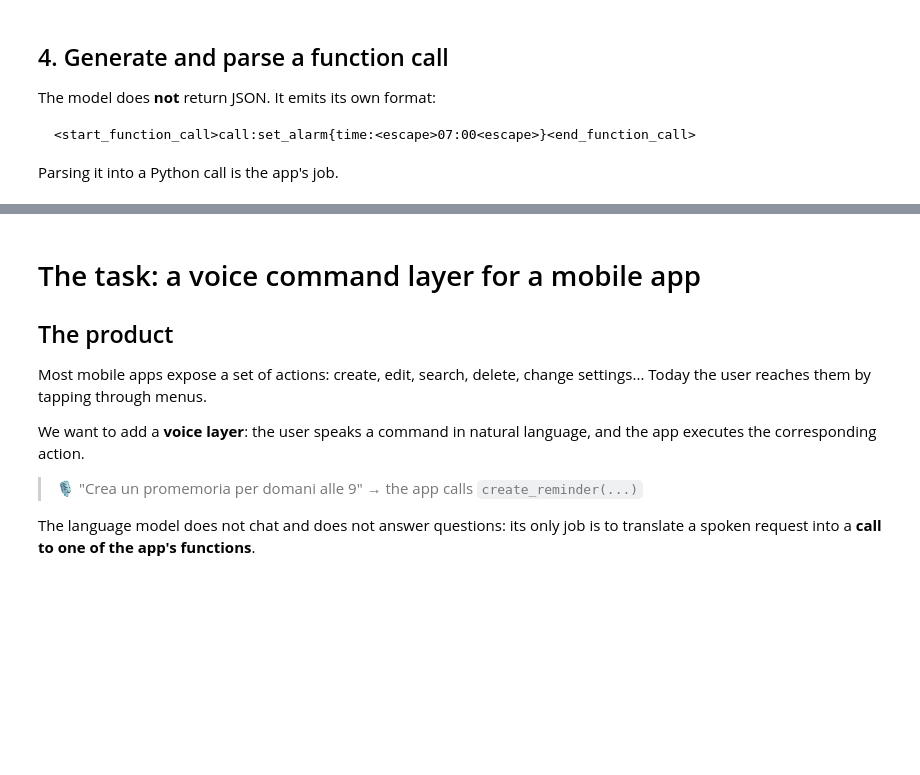
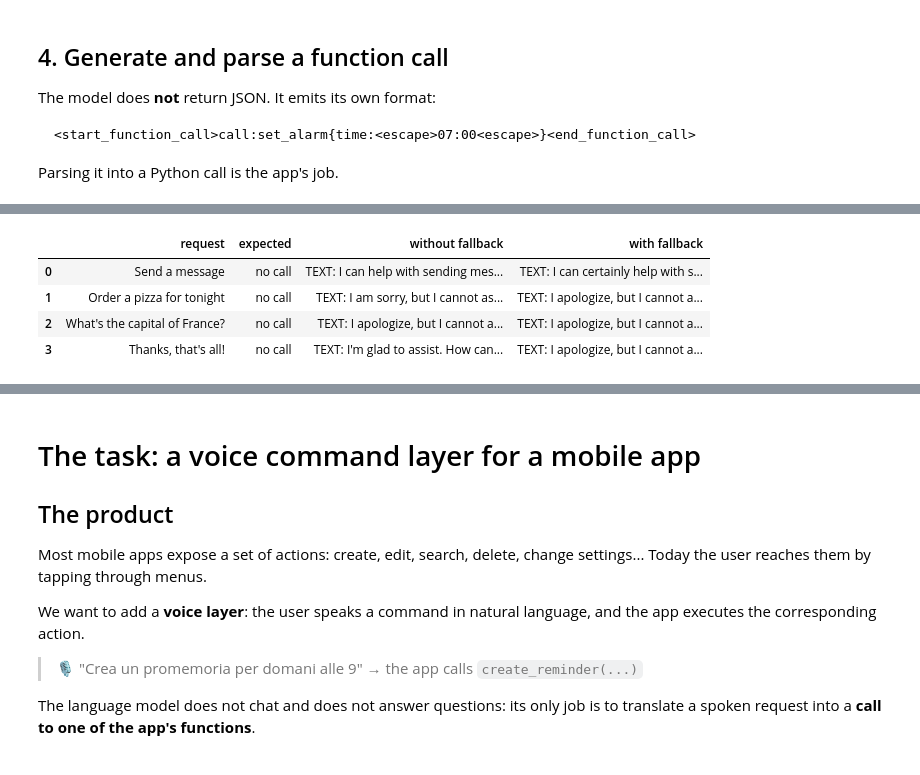
Before and after one commit to lopozz/ai-lectures, a Jupyter notebook: llm_lora/function_gemma.ipynb, the cells around one changed output, grey strips where cells are left out. Drawn from its saved outputs; the diff is of its cells as text; code cells hidden in the pictures; blank space fills up the shorter version.

```diff
--- a/llm_lora/function_gemma.ipynb
+++ b/llm_lora/function_gemma.ipynb
@@ -207,7 +206,7 @@ def ask(user_request, max_new_tokens=128):
     return {"raw": raw, "calls": parse_calls(raw), "seconds": elapsed, "tokens": len(new_tokens)}
 
 
-r = ask("Set an alarm for 7am")
-print(r["raw"])
-print(r["calls"])
-print(f"{r['tokens']} tokens in {r['seconds']:.2f}s")
+# r = ask("Set an alarm for 7am")
+# print(r["raw"])
+# print(r["calls"])
+# print(f"{r['tokens']} tokens in {r['seconds']:.2f}s")
@@ -217,0 +222,84 @@ print(f"{r['tokens']} tokens in {r['seconds']:.2f}s")
+# %%
+CANNOT_EXECUTE = {
+    "type": "function",
+    "function": {
+        "name": "cannot_execute",
+        "description": "Use this when no other function can fulfill the request.",
+        "parameters": {
+            "type": "object",
+            "properties": {
+                "reason": {
+                    "type": "string",
+                    "enum": ["missing_argument", "not_supported", "out_of_scope"],
+                    "description": "Why the request cannot be executed",
+                },
+            },
+            "required": ["reason"],
+        },
+    },
+}
+
+TOOLS_WITH_FALLBACK = TOOLS + [CANNOT_EXECUTE]
+
+@torch.no_grad()
+def ask(user_request, tools=TOOLS, max_new_tokens=128):
+    inputs = tokenizer.apply_chat_template(
+        build_messages(user_request),
+        tools=tools,
+        add_generation_prompt=True,
+        return_dict=True,
+        return_tensors="pt",
+    ).to(device)
+    start = time.perf_counter()
+    out = model.generate(
+        **inputs,
+        max_new_tokens=max_new_tokens,
+        do_sample=False,
+        top_p=None,
+        top_k=None,
+        pad_token_id=tokenizer.eos_token_id,
+    )
+    elapsed = time.perf_counter() - start
+    new_tokens = out[0][inputs["input_ids"].shape[-1]:]
+    raw = tokenizer.decode(new_tokens, skip_special_tokens=False)
+    return {"raw": raw, "calls": parse_calls(raw), "seconds": elapsed, "tokens": len(new_tokens)}
+
+NO_CALL_REQUESTS = [
+    # missing required argument: which contact? what text?
+    "Send a message",
+    # an action the app does not have
+    "Order a pizza for tonight",
+    # a question, not a command
+    "What's the capital of France?",
+    # chit-chat
+    "Thanks, that's all!",
+]
+
+import pandas as pd
+
+def short(r):
+    if r["calls"]:
+        return "; ".join(f"{c['name']}({c['arguments']})" for c in r["calls"])
+    return "TEXT: " + r["raw"].replace("<end_of_turn>", "").strip()[:60]
+
+# should call a real function / should NOT call a real function
+TEST_REQUESTS = [(req, "no call") for req in NO_CALL_REQUESTS]
+
+rows = []
+for req, expected in TEST_REQUESTS:
+    rows.append({
+        "request": req,
+        "expected": expected,
+        "without fallback": short(ask(req, tools=TOOLS)),
+        "with fallback": short(ask(req, tools=TOOLS_WITH_FALLBACK)),
+    })
+
+comparison = pd.DataFrame(rows)
+pd.set_option("display.max_colwidth", 70)
+comparison
+# %% [output]
+|  | request | expected | without fallback | with fallback |
+| 0 | Send a message | no call | TEXT: I can help with sending mes... | TEXT: I can certainly help with s... |
+| 1 | Order a pizza for tonight | no call | TEXT: I am sorry, but I cannot as... | TEXT: I apologize, but I cannot a... |
+| 2 | What's the capital of France? | no call | TEXT: I apologize, but I cannot a... | TEXT: I apologize, but I cannot a... |
+| 3 | Thanks, that's all! | no call | TEXT: I'm glad to assist. How can... | TEXT: I apologize, but I cannot a... |
```
Also changed, not shown: parts of 21 cells of this notebook, 6 other files.
